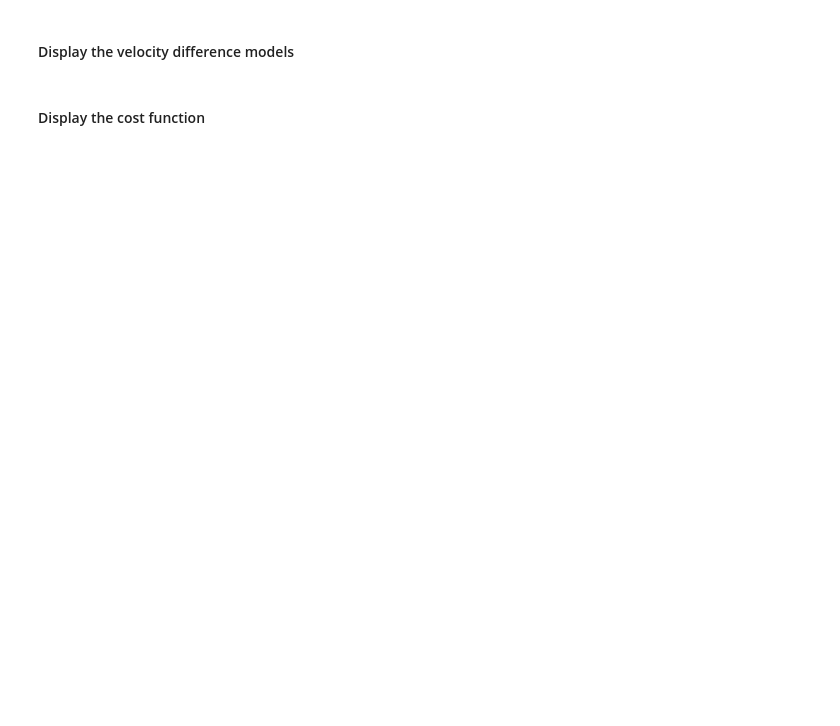
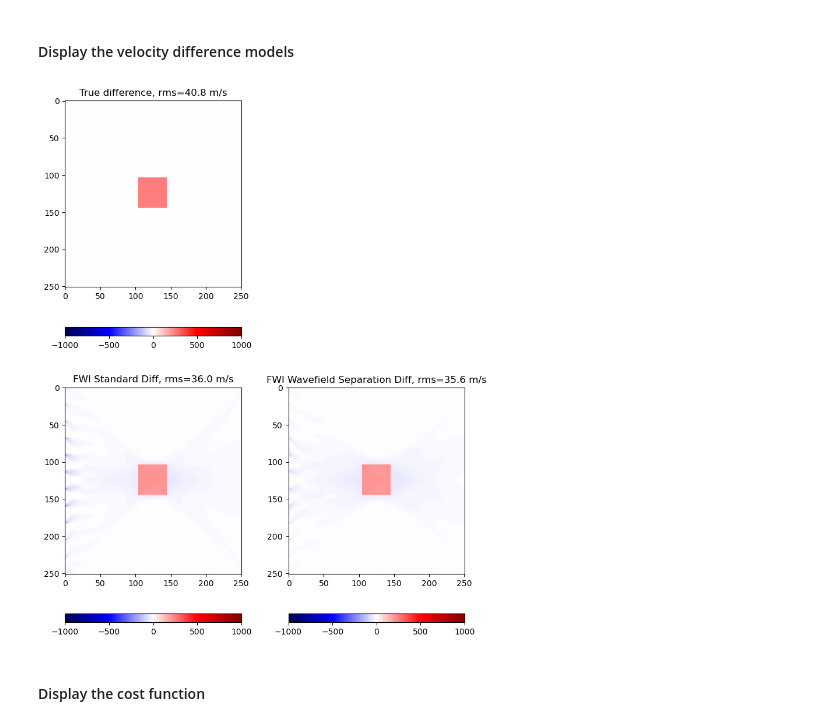
Before and after one commit to ChevronETC/Examples, a Jupyter notebook: 50_fwi/02_fwi_L2_wavefieldsep.ipynb, the cells around one changed output. Cells and saved outputs as stored; diff of their text form; code cells hidden in the pictures; blank space fills up the shorter version.

```diff
--- a/50_fwi/02_fwi_L2_wavefieldsep.ipynb
+++ b/50_fwi/02_fwi_L2_wavefieldsep.ipynb
@@ -408,23 +493,25 @@ tight_layout()
 # %%
 rms_v2  = @sprintf("%.1f m/s", sqrt(norm(v1 .- v2)^2 / length(v1)))
 rms_vf1 = @sprintf("%.1f m/s", sqrt(norm(v1 .- vf1)^2 / length(v1)))
 rms_vf2 = @sprintf("%.1f m/s", sqrt(norm(v1 .- vf2)^2 / length(v1)))
 
 figure(figsize=(8,10)); clf()
 
 subplot(2,2,1);imshow(v1 .- v2,aspect="auto",cmap="seismic");
-colorbar(orientation="vertical");clim(dmin,dmax);
+colorbar(orientation="horizontal");clim(dmin,dmax);
 title("True difference, rms=$(rms_v2)");
 
 subplot(2,2,3);imshow(v1 .- vf1,aspect="auto",cmap="seismic");
-colorbar(orientation="vertical");clim(dmin,dmax);
+colorbar(orientation="horizontal");clim(dmin,dmax);
 title("FWI Standard Diff, rms=$(rms_vf1)");
 
 subplot(2,2,4);imshow(v1 .- vf2,aspect="auto",cmap="seismic");
-colorbar(orientation="vertical");clim(dmin,dmax);
+colorbar(orientation="horizontal");clim(dmin,dmax);
 title("FWI Wavefield Separation Diff, rms=$(rms_vf2)");
 
 tight_layout()
+# %% [output]
+[figure, added]
 # %% [markdown]
 #### Display the cost function
 # %%
```
Also changed, not shown: parts of 21 cells of this notebook.
